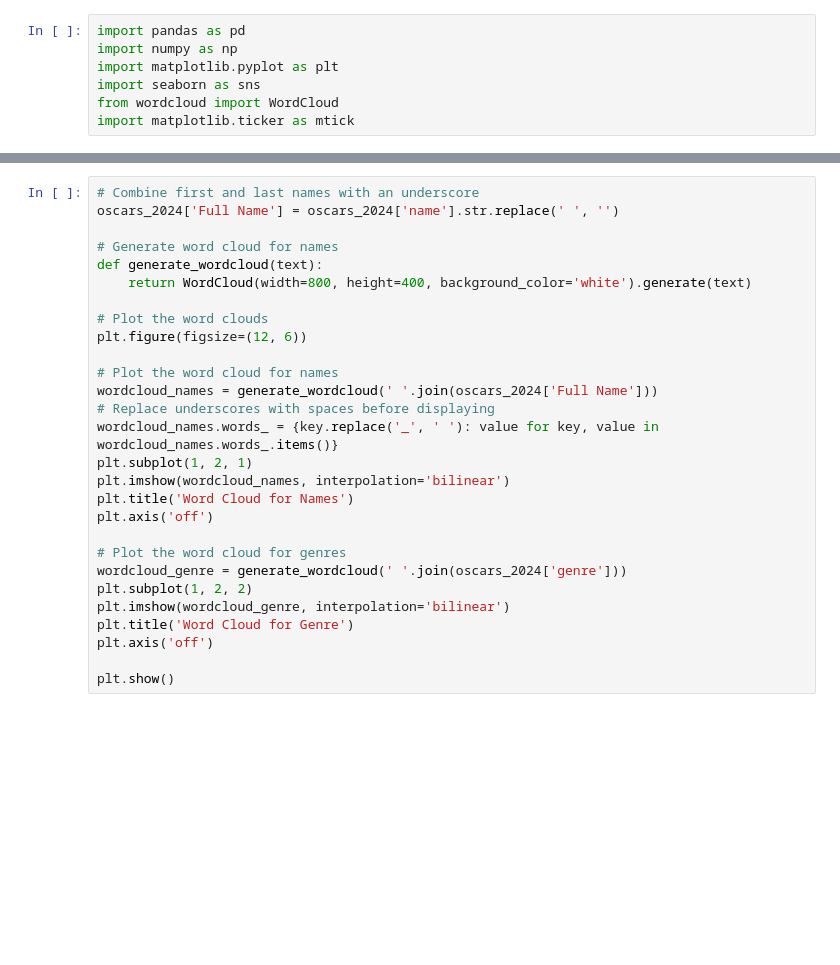
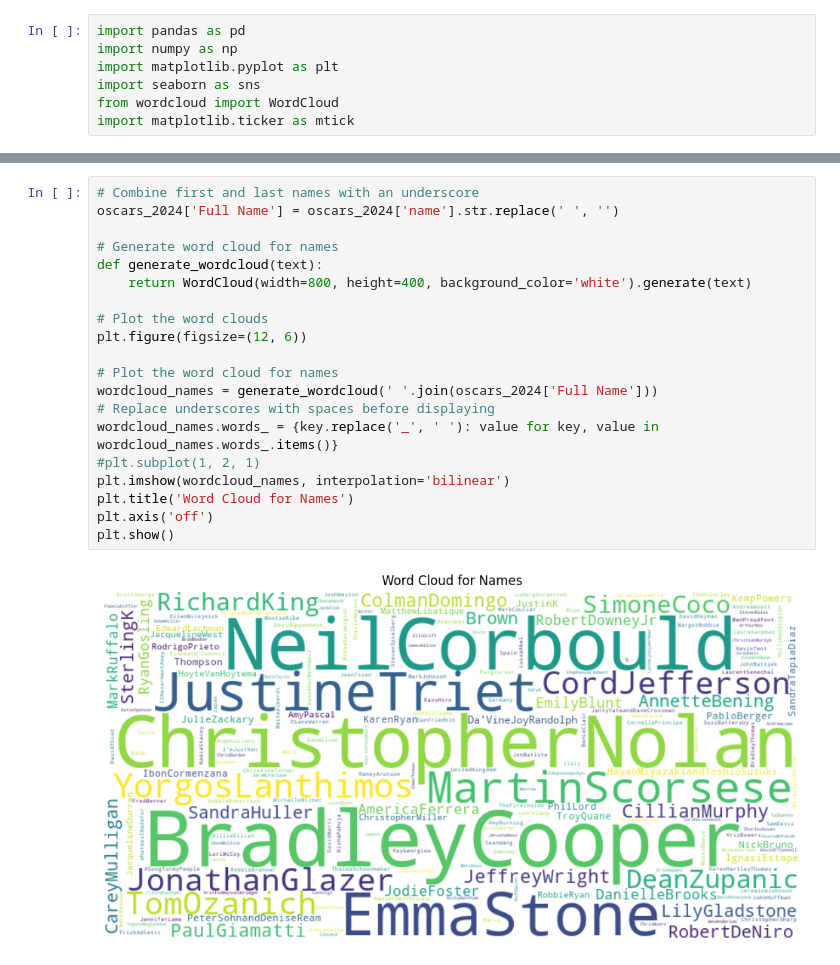
Before and after one commit to memu1227/Oscars, a Jupyter notebook: Oscar_Predictions.ipynb, the cells around one changed output, grey strips where cells are left out. Cells and saved outputs as stored; diff of their text form; blank space fills up the shorter version.

```diff
--- a/Oscar_Predictions.ipynb
+++ b/Oscar_Predictions.ipynb
@@ -90,28 +209,22 @@ plt.show()
 # %%
 # Combine first and last names with an underscore
 oscars_2024['Full Name'] = oscars_2024['name'].str.replace(' ', '')
 
 # Generate word cloud for names
 def generate_wordcloud(text):
     return WordCloud(width=800, height=400, background_color='white').generate(text)
 
 # Plot the word clouds
 plt.figure(figsize=(12, 6))
 
 # Plot the word cloud for names
 wordcloud_names = generate_wordcloud(' '.join(oscars_2024['Full Name']))
 # Replace underscores with spaces before displaying
 wordcloud_names.words_ = {key.replace('_', ' '): value for key, value in wordcloud_names.words_.items()}
-plt.subplot(1, 2, 1)
+#plt.subplot(1, 2, 1)
 plt.imshow(wordcloud_names, interpolation='bilinear')
 plt.title('Word Cloud for Names')
 plt.axis('off')
-
-# Plot the word cloud for genres
-wordcloud_genre = generate_wordcloud(' '.join(oscars_2024['genre']))
-plt.subplot(1, 2, 2)
-plt.imshow(wordcloud_genre, interpolation='bilinear')
-plt.title('Word Cloud for Genre')
-plt.axis('off')
-
 plt.show()
+# %% [output]
+[figure, added]
```
Also changed, not shown: parts of 20 cells of this notebook.
